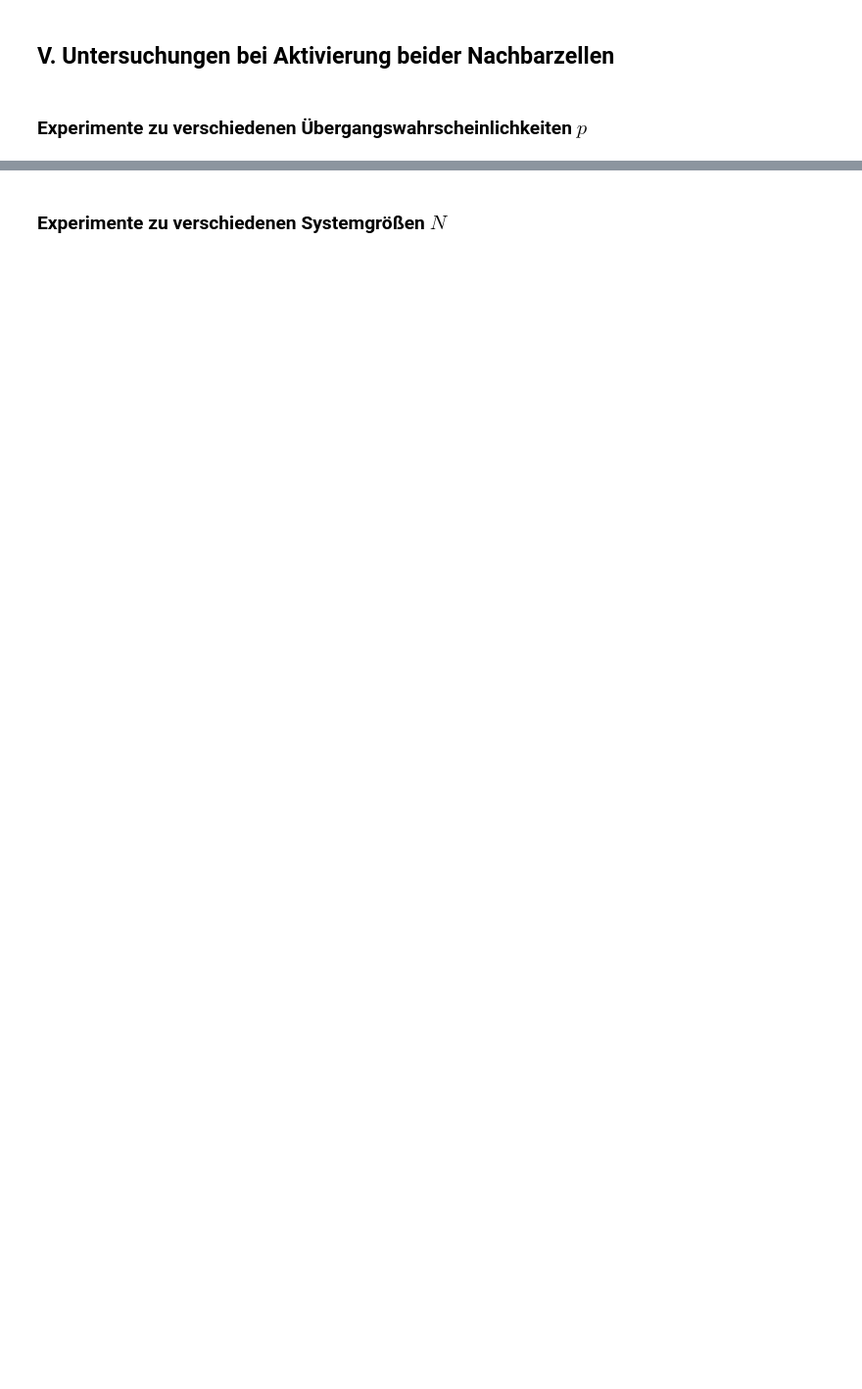
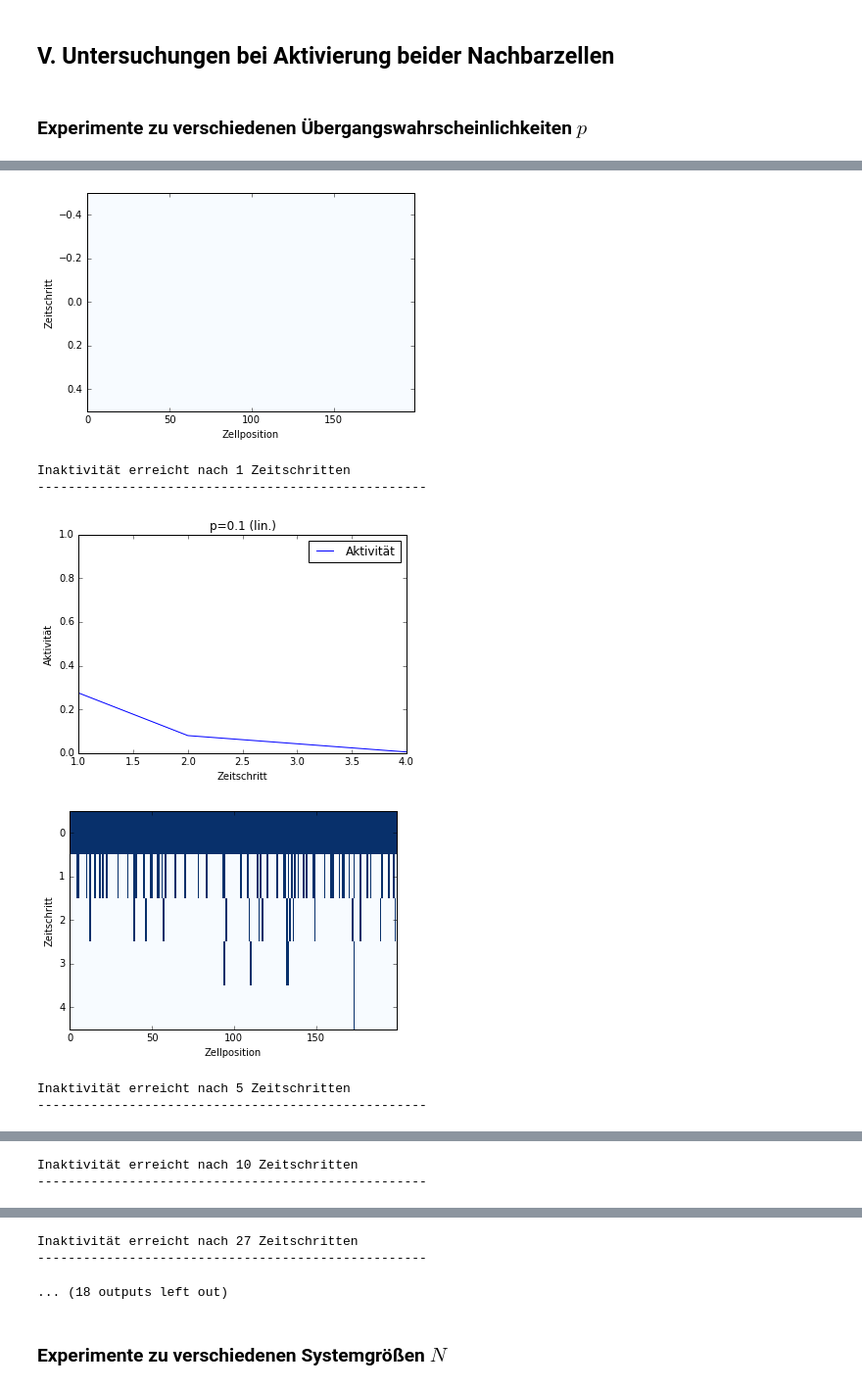
Before and after one commit to KlausMau/Perkolation, a Jupyter notebook: main_body/project_main.ipynb, the cells around one changed output, grey strips where cells are left out. Shown: that part at 98% size. Saved outputs shown, nothing was run; the diff lists cells and outputs as text; code cells hidden in the pictures; blank space fills up the shorter version.

```diff
--- a/main_body/project_main.ipynb
+++ b/main_body/project_main.ipynb
@@ -495,3 +520,14 @@ def Perdat(N, pmin, pmax, sample, anz):
 ## V. Untersuchungen bei Aktivierung beider Nachbarzellen
 # %% [markdown]
 ### Experimente zu verschiedenen Übergangswahrscheinlichkeiten $p$
+# %%
+N=200
+Tmax=1000
+Tshow=30
+anz=10
+
+for i in range(anz):
+    p=round(i/anz,3)
+    nowplot(*DPerc2(p=p,pa=1,Tmax=Tmax,N=N,Tshow=Tshow),title="p={}".format(p),plottype="lin")
+    print("---------------------------------------------------")
+# %% [output]
@@ -497,0 +535,7 @@ def Perdat(N, pmin, pmax, sample, anz):
+[figure, added]
+Inaktivität erreicht nach 1 Zeitschritten
+---------------------------------------------------
+[figure, added]
+[figure, added]
+Inaktivität erreicht nach 5 Zeitschritten
+---------------------------------------------------
@@ -497,0 +544,2 @@ def Perdat(N, pmin, pmax, sample, anz):
+Inaktivität erreicht nach 10 Zeitschritten
+---------------------------------------------------
@@ -498,3 +548,6 @@ def Perdat(N, pmin, pmax, sample, anz):
+Inaktivität erreicht nach 27 Zeitschritten
+---------------------------------------------------
+... (18 outputs left out)
 # %% [markdown]
 ### Experimente zu verschiedenen Systemgrößen $N$
 # %%
```
Also changed, not shown: parts of 9 cells of this notebook, 5 other files.
